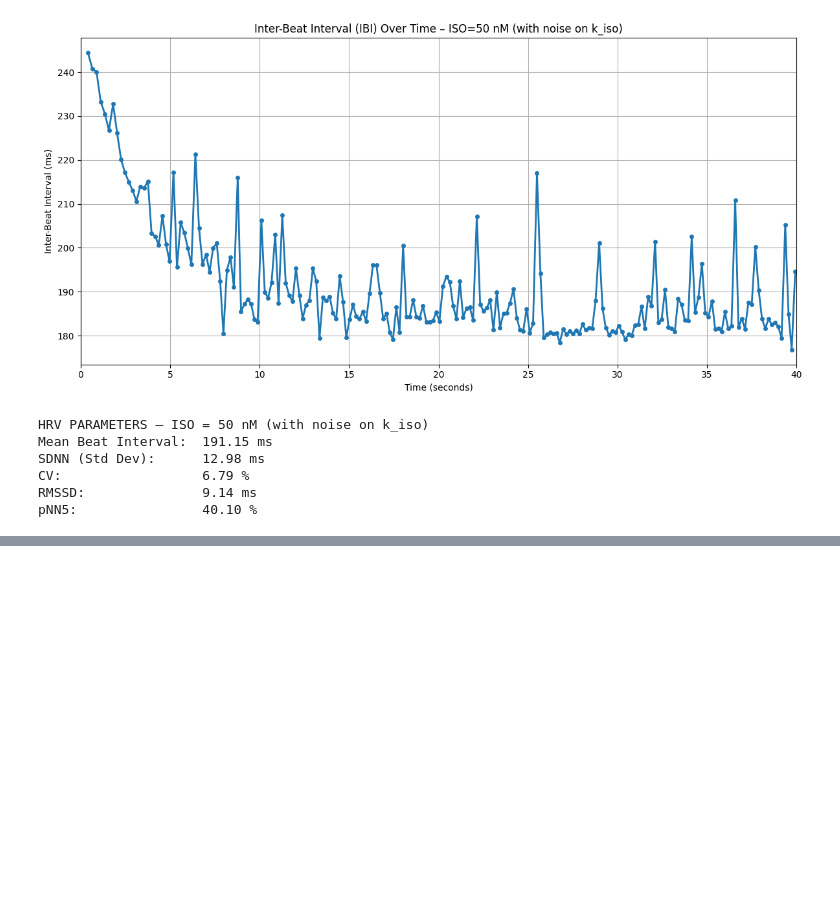
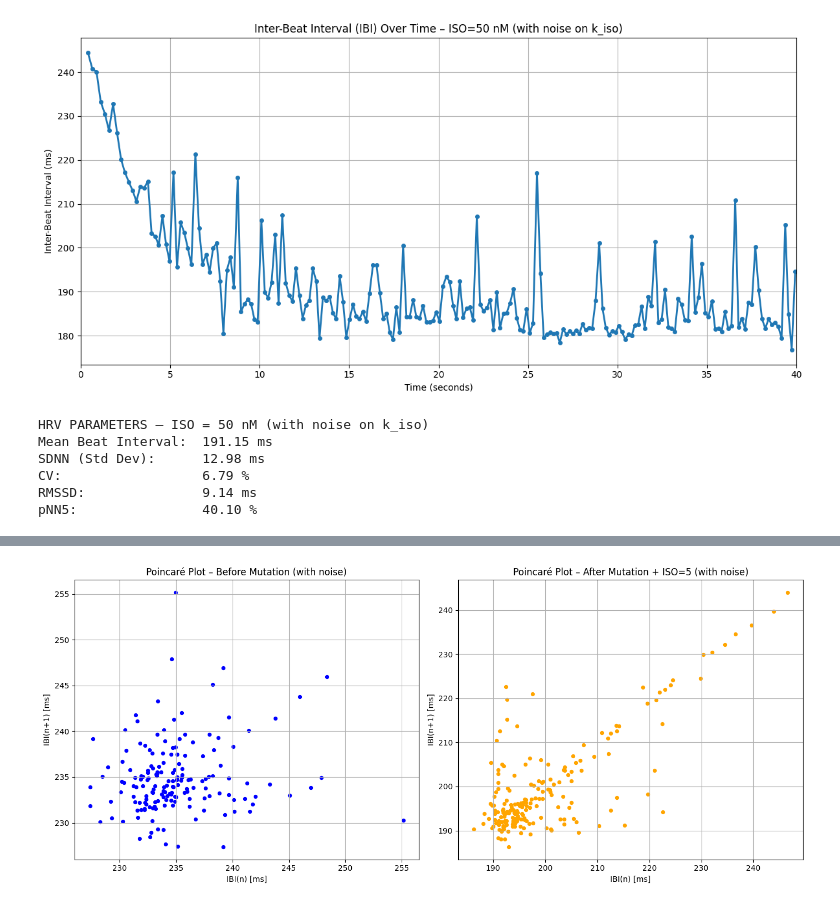
Before and after one commit to Mei-Sab/Project-part-3--BioElectrical-Phenomenas-, a Jupyter notebook: main.ipynb, the cells around one changed output, grey strips where cells are left out. Drawn from its saved outputs; the diff is of its cells as text; code cells hidden in the pictures; blank space fills up the shorter version.

```diff
--- a/main.ipynb
+++ b/main.ipynb
@@ -534,0 +760,34 @@ pNN5:                40.10 %
+# %%
+# --- Question 4.5 ---
+# Poincaré plots: before mutation (with noise) vs after mutation (with noise)
+
+# Before mutation (with noise) -> IBIs_noise_ref
+IBI_n_before = IBIs_noise_ref[:-1]
+IBI_n1_before = IBIs_noise_ref[1:]
+
+# After mutation + ISO=5 (with noise) -> IBIs_mut
+IBI_n_after = IBIs_mut[:-1]
+IBI_n1_after = IBIs_mut[1:]
+
+plt.figure(figsize=(14, 6))
+
+# Left: before mutation
+plt.subplot(1, 2, 1)
+plt.scatter(IBI_n_before, IBI_n1_before, s=18, color='blue')
+plt.title('Poincaré Plot – Before Mutation (with noise)')
+plt.xlabel('IBI(n) [ms]')
+plt.ylabel('IBI(n+1) [ms]')
+plt.grid(True)
+
+# Right: after mutation
+plt.subplot(1, 2, 2)
+plt.scatter(IBI_n_after, IBI_n1_after, s=18, color='orange')
+plt.title('Poincaré Plot – After Mutation + ISO=5 (with noise)')
+plt.xlabel('IBI(n) [ms]')
+plt.ylabel('IBI(n+1) [ms]')
+plt.grid(True)
+
+plt.tight_layout()
+plt.show()
+# %% [output]
+[figure, added]
```
Also changed, not shown: parts of 9 cells of this notebook, 2 other files.
